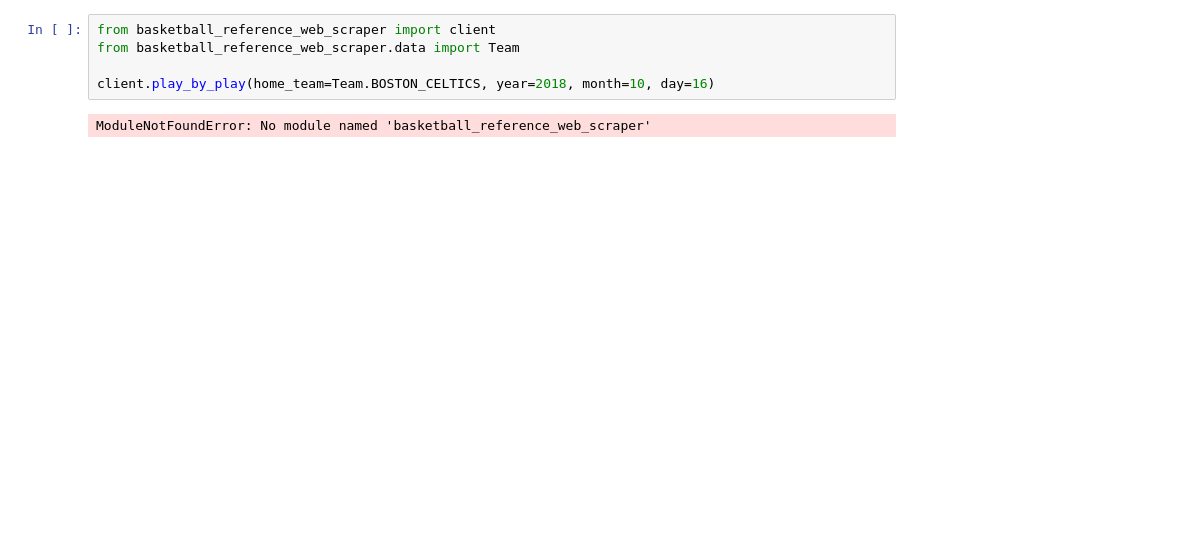
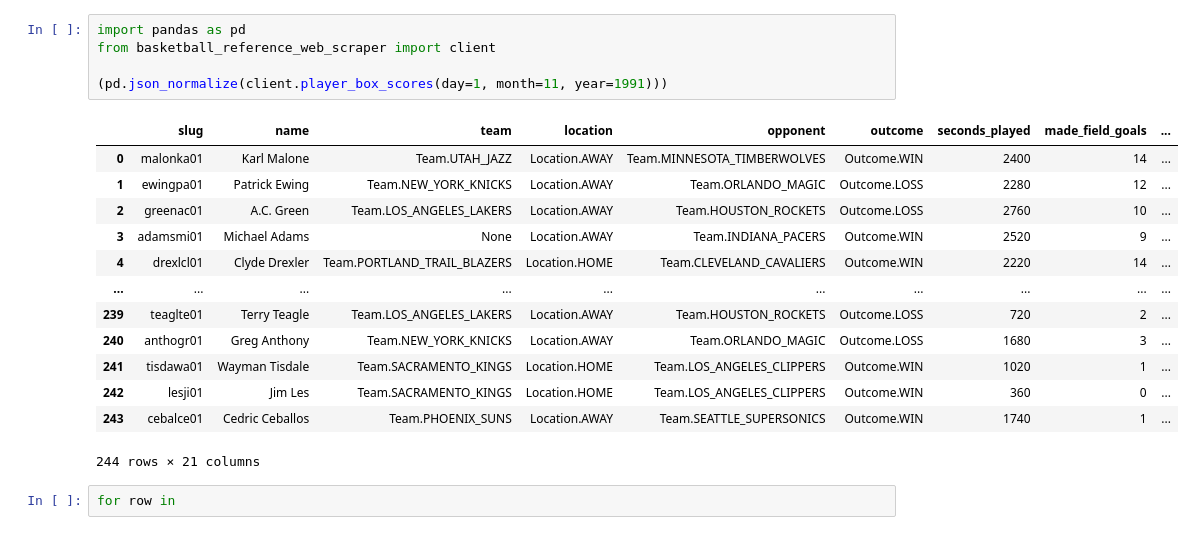
Before and after one commit to vangampalli/NBA-ML-, a Jupyter notebook: NBA_Data_Project.ipynb, the cells around one changed output. Drawn from its saved outputs; the diff is of its cells as text; blank space fills up the shorter version.

Commit message:
pushing the dataframes

```diff
--- a/NBA_Data_Project.ipynb
+++ b/NBA_Data_Project.ipynb
@@ -29,7 +59,21 @@ print(cleaner_games)
 # %%
+import pandas as pd
 from basketball_reference_web_scraper import client
-from basketball_reference_web_scraper.data import Team
 
-client.play_by_play(home_team=Team.BOSTON_CELTICS, year=2018, month=10, day=16)
+(pd.json_normalize(client.player_box_scores(day=1, month=11, year=1991)))
 # %% [output]
+|  | slug | name | team | location | opponent | outcome | seconds_played | made_field_goals | ... |
+| 0 | malonka01 | Karl Malone | Team.UTAH_JAZZ | Location.AWAY | Team.MINNESOTA_TIMBERWOLVES | Outcome.WIN | 2400 | 14 | ... |
+| 1 | ewingpa01 | Patrick Ewing | Team.NEW_YORK_KNICKS | Location.AWAY | Team.ORLANDO_MAGIC | Outcome.LOSS | 2280 | 12 | ... |
+| 2 | greenac01 | A.C. Green | Team.LOS_ANGELES_LAKERS | Location.AWAY | Team.HOUSTON_ROCKETS | Outcome.LOSS | 2760 | 10 | ... |
+| 3 | adamsmi01 | Michael Adams | None | Location.AWAY | Team.INDIANA_PACERS | Outcome.WIN | 2520 | 9 | ... |
+| 4 | drexlcl01 | Clyde Drexler | Team.PORTLAND_TRAIL_BLAZERS | Location.HOME | Team.CLEVELAND_CAVALIERS | Outcome.WIN | 2220 | 14 | ... |
+| ... | ... | ... | ... | ... | ... | ... | ... | ... | ... |
+| 239 | teaglte01 | Terry Teagle | Team.LOS_ANGELES_LAKERS | Location.AWAY | Team.HOUSTON_ROCKETS | Outcome.LOSS | 720 | 2 | ... |
+| 240 | anthogr01 | Greg Anthony | Team.NEW_YORK_KNICKS | Location.AWAY | Team.ORLANDO_MAGIC | Outcome.LOSS | 1680 | 3 | ... |
+| 241 | tisdawa01 | Wayman Tisdale | Team.SACRAMENTO_KINGS | Location.HOME | Team.LOS_ANGELES_CLIPPERS | Outcome.WIN | 1020 | 1 | ... |
+| 242 | lesji01 | Jim Les | Team.SACRAMENTO_KINGS | Location.HOME | Team.LOS_ANGELES_CLIPPERS | Outcome.WIN | 360 | 0 | ... |
+| 243 | cebalce01 | Cedric Ceballos | Team.PHOENIX_SUNS | Location.AWAY | Team.SEATTLE_SUPERSONICS | Outcome.WIN | 1740 | 1 | ... |
-ModuleNotFoundError: No module named 'basketball_reference_web_scraper'
+244 rows × 21 columns
+# %%
+for row in
```
Also changed, not shown: parts of 2 cells of this notebook, 1 other file.
